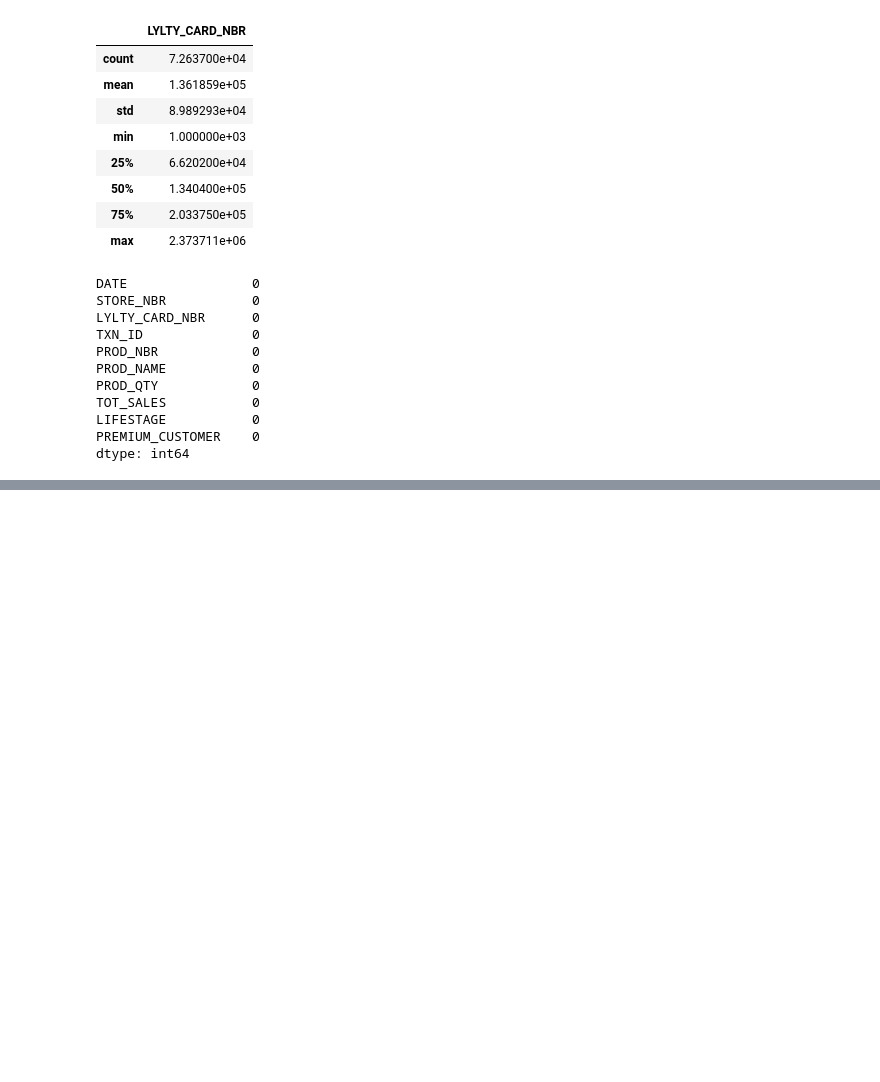
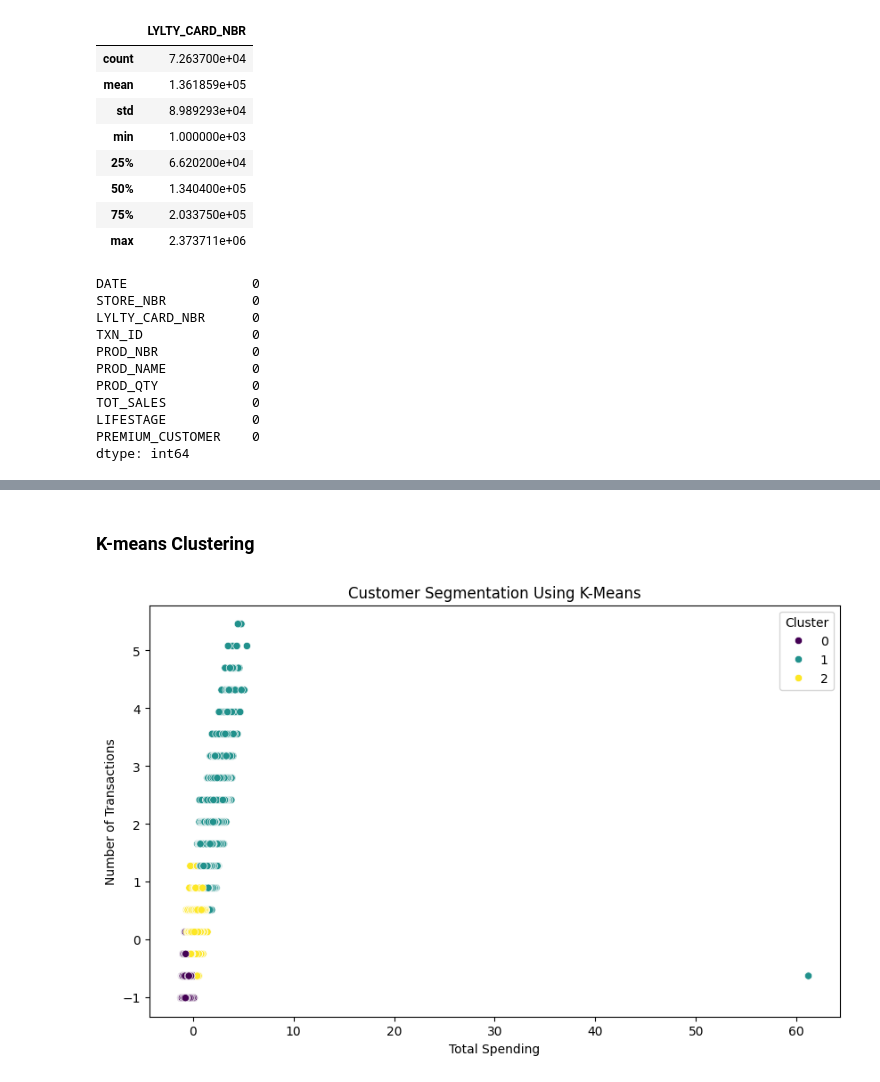
Before and after one commit to rohit00-07/iGnosis-Tech, a Jupyter notebook: notebook.ipynb, the cells around one changed output, grey strips where cells are left out. Drawn from its saved outputs; the diff is of its cells as text; code cells hidden in the pictures; blank space fills up the shorter version.

```diff
--- a/notebook.ipynb
+++ b/notebook.ipynb
@@ -97,0 +199,14 @@ merged_df.head()
+# %% [markdown]
+### K-means Clustering
+# %%
+kmeans = KMeans(n_clusters=3, random_state=42)
+customer_spending["Cluster"] = kmeans.fit_predict(customer_spending[['total_spent', 'txn_count']])
+# %%
+plt.figure(figsize=(10, 6))
+sns.scatterplot(data=customer_spending, x="total_spent", y="txn_count", hue="Cluster", palette="viridis")
+plt.xlabel("Total Spending")
+plt.ylabel("Number of Transactions")
+plt.title("Customer Segmentation Using K-Means")
+plt.show()
+# %% [output]
+[figure, added]
```
Also changed, not shown: parts of 14 cells of this notebook.
